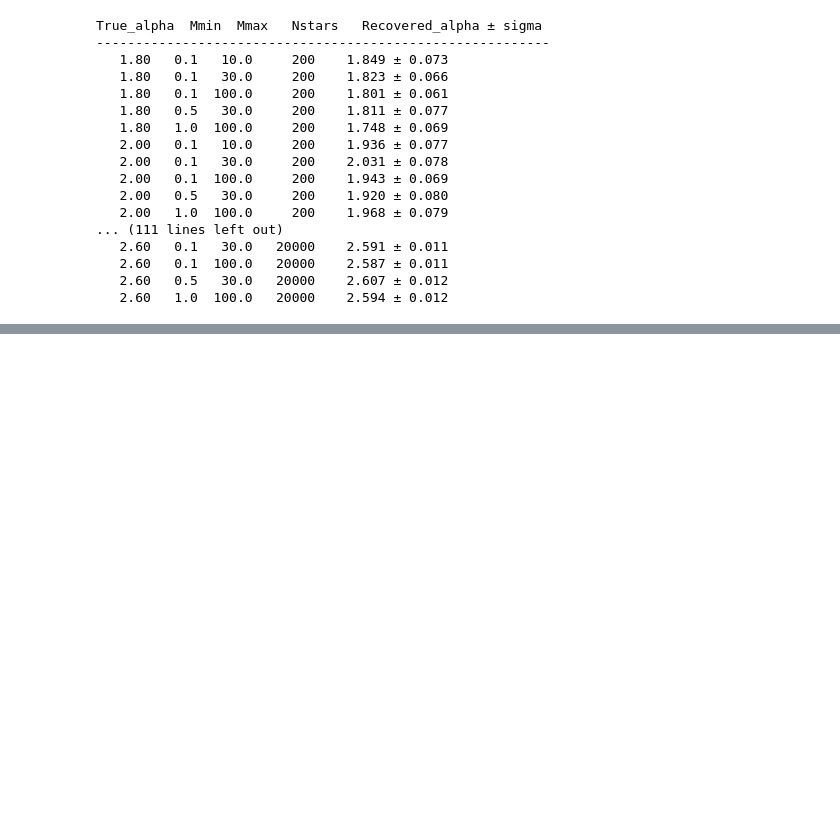
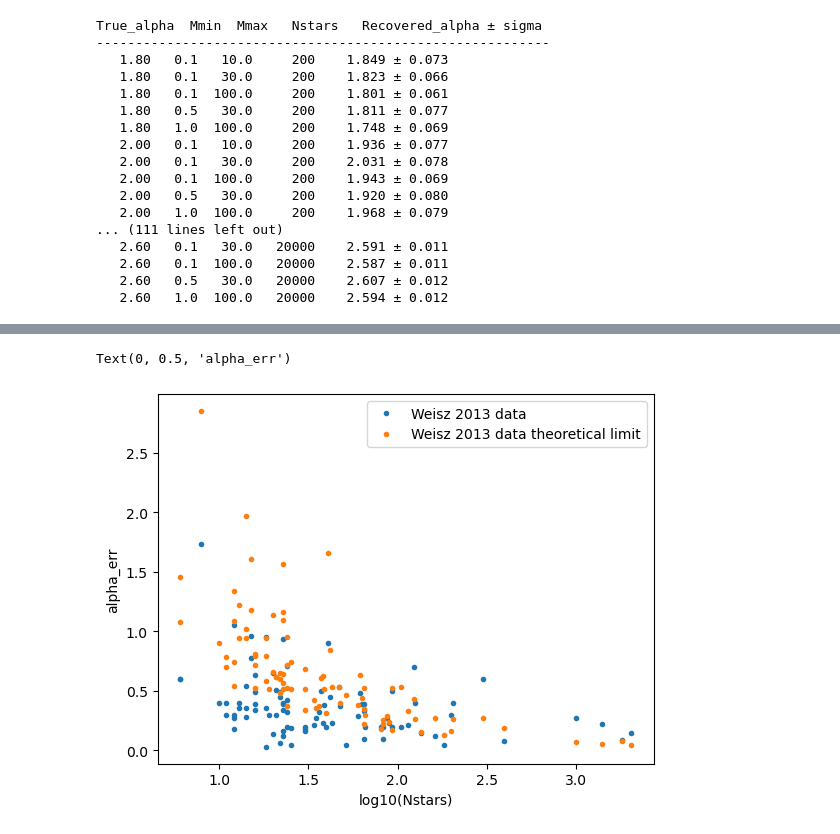
Before and after one commit to nsabrams/ay250_spring2026, a Jupyter notebook: 02_jan22_2026/IMF_sampling.ipynb, the cells around one changed output, grey strips where cells are left out. Cells and saved outputs as stored; diff of their text form; code cells hidden in the pictures; blank space fills up the shorter version.

```diff
--- a/02_jan22_2026/IMF_sampling.ipynb
+++ b/02_jan22_2026/IMF_sampling.ipynb
@@ -258,0 +393,9 @@ ParserError: Defining usecols with out-of-bounds indices is not allowed. [3, 4,
+# %%
+plt.plot(df['cluster'], df['alpha'], marker = '.', linestyle = 'None', label = 'Weisz 2013 data')
+plt.plot(df['cluster'], sigma_alpha_vals_weisz, marker = '.', linestyle = 'None', label = 'Weisz 2013 data theoretical limit')
+plt.legend()
+plt.xlabel('log10(Nstars)')
+plt.ylabel('alpha_err')
+# %% [output]
+Text(0, 0.5, 'alpha_err')
+[figure, added]
```
Also changed, not shown: parts of 14 cells of this notebook, 2 other files.
